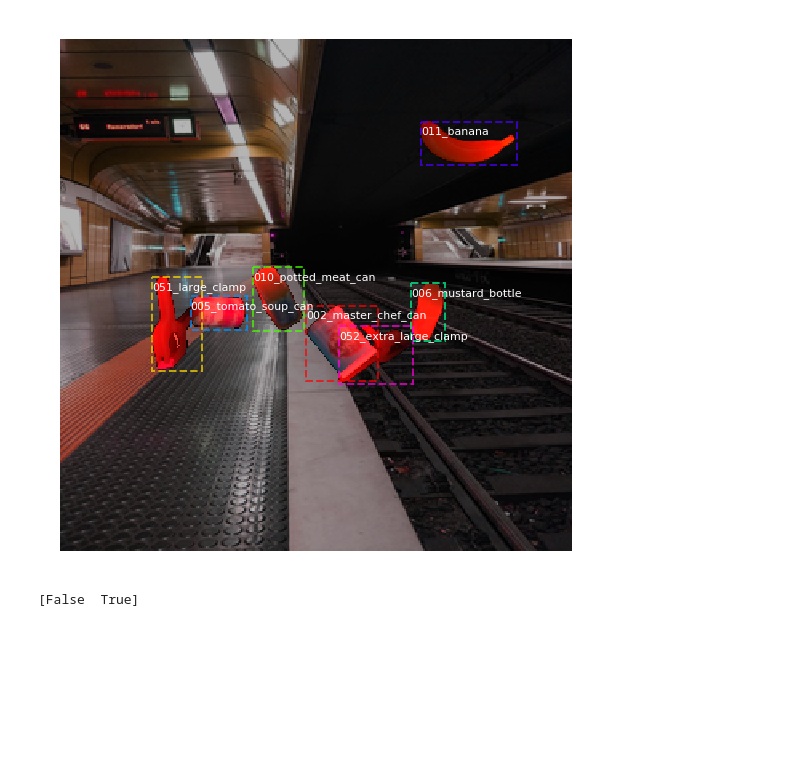
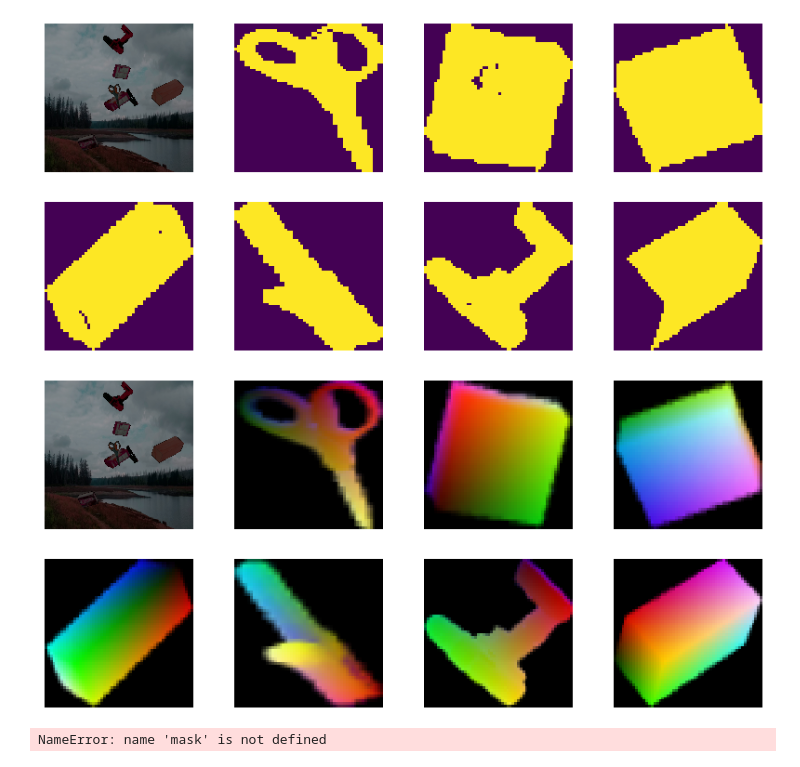
Before and after one commit to CosmosHua/Pose_Estimation, a Jupyter notebook: samples/ycbv/inspect_data.ipynb, the cells around one changed output. Saved outputs shown, nothing was run; the diff lists cells and outputs as text; code cells hidden in the pictures; blank space fills up the shorter version.

Commit message:
Test loading of binary and Rgb masks in data generator

```diff
--- a/samples/ycbv/inspect_data.ipynb
+++ b/samples/ycbv/inspect_data.ipynb
@@ -51,6 +51,11 @@ dataset_train.prepare()
 image_ids = np.random.choice(dataset_train.image_ids, 4)
 for image_id in image_ids[:1]:
     image = dataset_train.load_image(image_id)
-    masks, class_ids = dataset_train.load_rgb_mask(image_id)
-    visualize.display_rgb_top_masks(image, masks, class_ids, dataset_train.class_names, limit=3)
+    rgb_masks, class_ids = dataset_train.load_rgb_mask(image_id)
+    print(rgb_masks.shape)
+    visualize.display_rgb_top_masks(image, rgb_masks, class_ids, dataset_train.class_names, limit=3)
+for image_id in image_ids[:1]:
+    image = dataset_train.load_image(image_id)
+    binary_masks, class_ids = dataset_train.load_mask(image_id)
+    visualize.display_top_masks(image, binary_masks, class_ids, dataset_train.class_names, limit=3)
 # %% [output]
@@ -59,3 +66,11 @@ for image_id in image_ids[:1]:
 from matplotlib import patches,  lines
 from matplotlib.patches import Polygon
 from skimage.measure import find_contours
+# %%
+# Load random image and mask.
+image_id = random.choice(dataset_train.image_ids)
+image, _, class_id, bbox, binary_mask, rgb_mask = modellib.load_image_gt(dataset_train, config, image_id, use_mini_mask=False)
+binary_mask = (binary_mask * 255).astype(np.uint8)
+rgb_mask = (rgb_mask * 255).astype(np.uint8)
+visualize.display_instances(image, bbox, binary_mask, class_id, dataset_train.class_names, figsize=(10, 10), show_mask=True)
+visualize.display_rgb_instances(image, bbox, rgb_mask, class_id, dataset_train.class_names, figsize=(10, 10), show_mask=True)
@@ -62,21 +87,23 @@ from skimage.measure import find_contours
 # %%
 # Load random image and mask.
 image_id = random.choice(dataset_train.image_ids)
-image, _, class_id, bbox, mask = modellib.load_image_gt(dataset_train, config, image_id, use_mini_mask=False)
-mask = (mask * 255).astype(np.uint8)
+image, _, class_id, bbox, binary_mask, rgb_mask = modellib.load_image_gt(dataset_train, config, image_id, use_mini_mask=True)
+binary_mask = (binary_mask * 255).astype(np.uint8)
+rgb_mask = (rgb_mask * 255).astype(np.uint8)
 # print('image id...', image_id)
 # Display image and additional stats
 # log("image", image)
 # log("mask", mask)
 # log("class_ids", class_id)
 # log("bbox", bbox)
 # mini_mask = utils.minimize_rgb_mask(bbox, mask, config.MINI_MASK_SHAPE)
 # plt.imshow(mini_mask[:, :, 0:3])
 # plt.show()
-# visualize.display_images([image]+[mask[:, :, i:i+3] for i in range(0, mask.shape[-1], 3)])
-visualize.display_rgb_instances(image, bbox, mask, class_id, dataset_train.class_names, figsize=(10, 10), show_mask=True)
+visualize.display_images([image]+[binary_mask[:, :, i] for i in range(0, binary_mask.shape[-1])])
+visualize.display_images([image]+[rgb_mask[:, :, i:i+3] for i in range(0, rgb_mask.shape[-1], 3)])
 # %% [output]
-[figure, old version]
+[figure, new version]
+[figure, added]
 # %%
 gt_masks = tf.constant(mask.T[:, :, 0:3], dtype=tf.float32)
 binary_masks, _ = dataset_train.load_mask(image_id)
@@ -86,4 +113,4 @@ print(np.unique(pred_mask))
 # loss = K.binary_crossentropy(gt_masks, pred_masks, from_logits=True)
 # print(K.mean(loss).numpy())
 # %% [output]
-[False  True]
+NameError: name 'mask' is not defined
```
Also changed, not shown: parts of 2 cells of this notebook, 2 other files.
